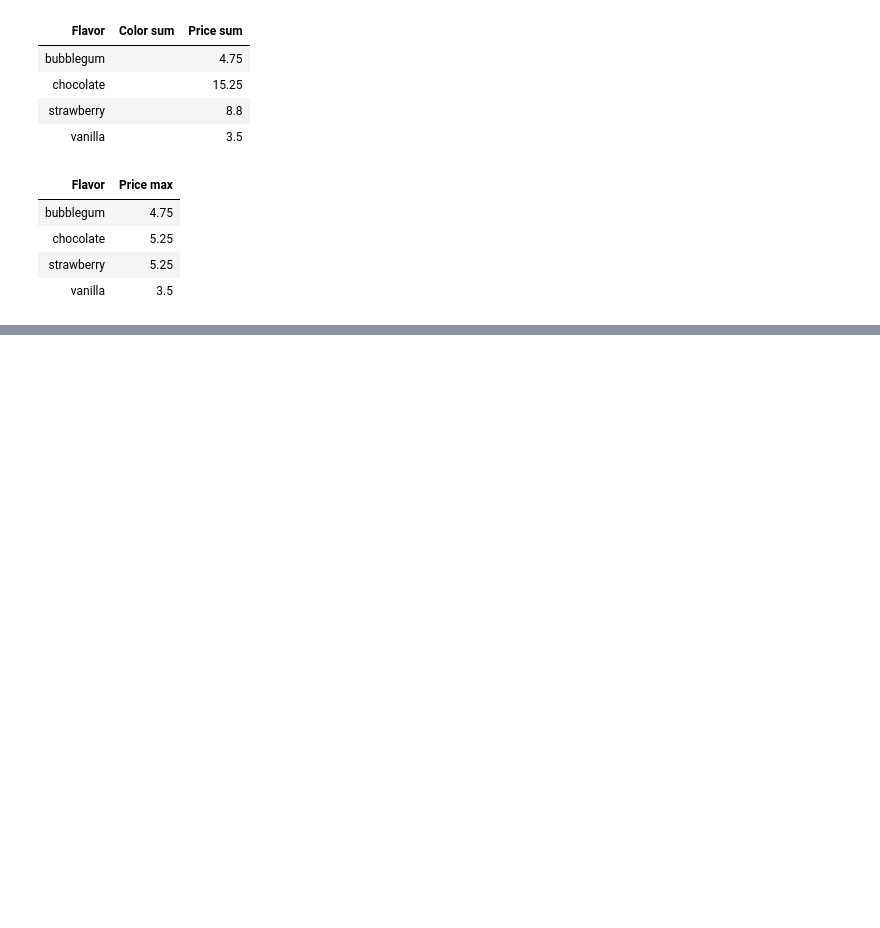
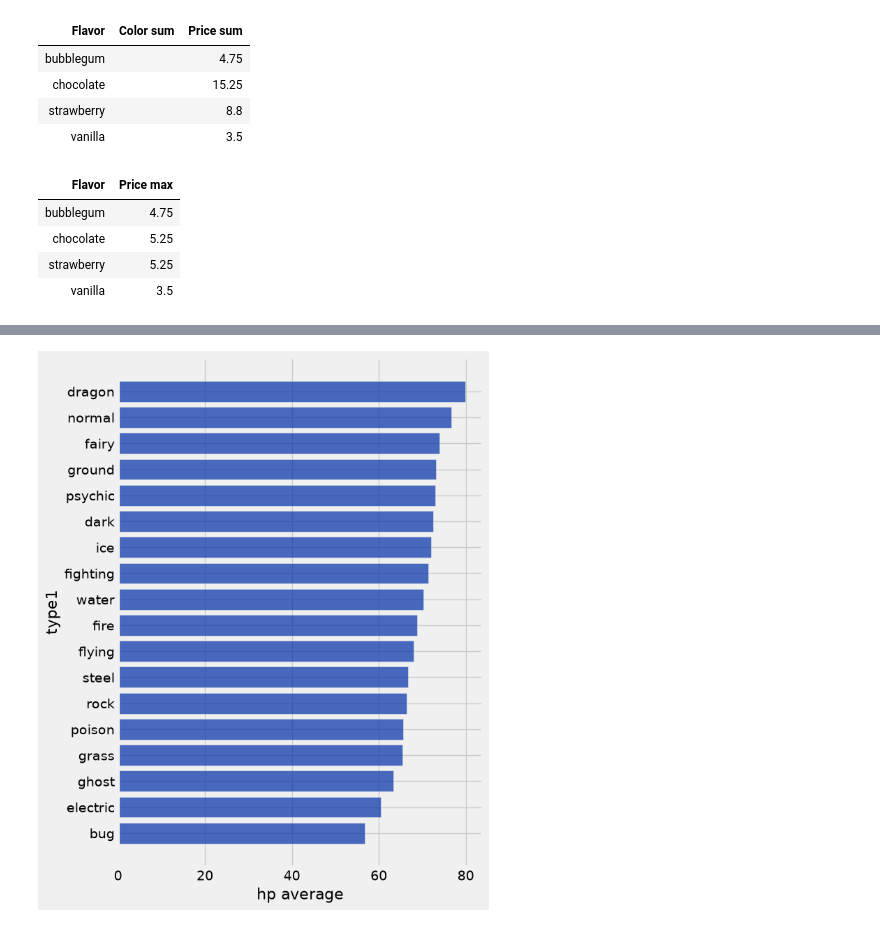
Before and after one commit to lawtonsclass/f26-code-from-class, a Jupyter notebook: data8/ch08.ipynb, the cells around one changed output, grey strips where cells are left out. Cells and saved outputs as stored; diff of their text form; code cells hidden in the pictures; blank space fills up the shorter version.

```diff
--- a/data8/ch08.ipynb
+++ b/data8/ch08.ipynb
@@ -282,3 +282,6 @@ cones.drop('Color').group('Flavor', max)
 | chocolate | 5.25 |
 | strawberry | 5.25 |
 | vanilla | 3.5 |
+# %%
+pokemon = Table.read_table('data/pokemon.csv')
+pokemon
@@ -284,0 +301,3 @@ cones.drop('Color').group('Flavor', max)
+# %%
+p = pokemon.select('type1', 'hp')
+p
@@ -284,0 +347,4 @@ cones.drop('Color').group('Flavor', max)
+# %%
+p.group('type1', np.average).sort('hp average', descending=True).barh('type1')
+# %% [output]
+[figure, added]
```
Also changed, not shown: parts of 9 cells of this notebook.
